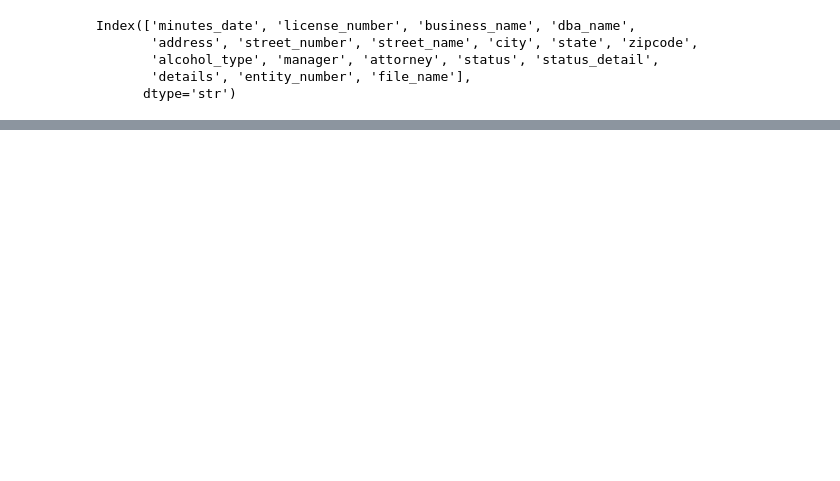
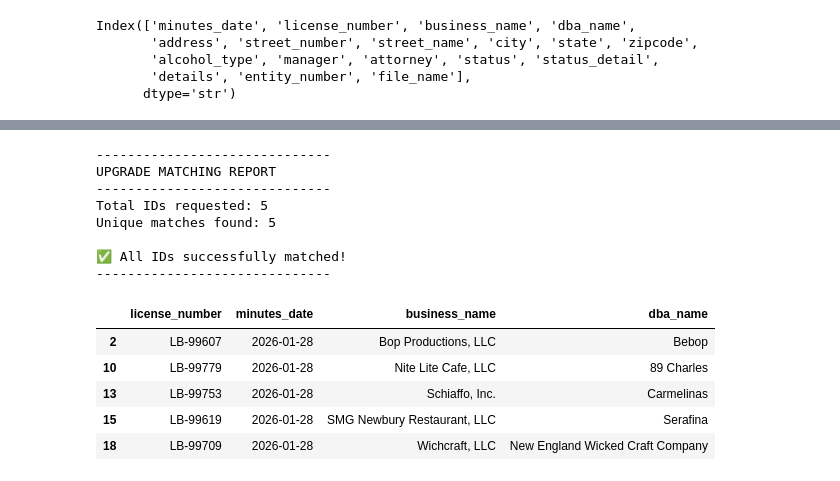
Before and after one commit to DanHUMassMed/Licensing-Board-Minutes, a Jupyter notebook: notebooks/new_bill_licenses.ipynb, the cells around one changed output, grey strips where cells are left out. Cells and saved outputs as stored; diff of their text form; code cells hidden in the pictures; blank space fills up the shorter version.

```diff
--- a/notebooks/new_bill_licenses.ipynb
+++ b/notebooks/new_bill_licenses.ipynb
@@ -83,0 +113,68 @@ Unique businesses matched: 69 out of 69
+# %%
+# Tracking Upgrades
+import pandas as pd
+
+# 1. Your input list
+UPGRADES = ["LB-99619", "LB-99779", "LB-99607", "LB-99709", "LB-99753"]
+
+# 2. Filter the DataFrame
+# We use .copy() to avoid SettingWithCopyWarnings later
+matched_df = licenses_df[licenses_df['license_number'].isin(UPGRADES)].copy()
+
+# 3. Data Cleaning: Convert 'minutes_date' to actual datetime objects
+# errors='coerce' will turn unparseable dates into NaT (Not a Time) instead of crashing
+matched_df['minutes_date'] = pd.to_datetime(matched_df['minutes_date'], errors='coerce')
+
+# 4. Sort and Deduplicate
+# - Sort by date descending (Newest at the top)
+# - Drop duplicates of the license_number, keeping only the first (the newest)
+final_upgrades_df = (
+    matched_df
+    .sort_values(by='minutes_date', ascending=False)
+    .drop_duplicates(subset='license_number', keep='first')
+)
+
+# 5. Calculate Metrics for Reporting
+found_count = len(final_upgrades_df)
+total_requested = len(UPGRADES)
+found_ids = set(final_upgrades_df['license_number'].unique())
+missed_ids = [uid for uid in UPGRADES if uid not in found_ids]
+
+# 6. Print Summary Report
+print("-" * 30)
+print(f"UPGRADE MATCHING REPORT")
+print("-" * 30)
+print(f"Total IDs requested: {total_requested}")
+print(f"Unique matches found: {found_count}")
+
+if missed_ids:
+    print(f"\n❌ Missed IDs ({len(missed_ids)}):")
+    for mid in missed_ids:
+        print(f" - {mid}")
+else:
+    print("\n✅ All IDs successfully matched!")
+
+print("-" * 30)
+
+# 7. Display the result (newest first)
+# Selecting specific columns for a cleaner view in the notebook
+view_cols = ['license_number', 'minutes_date', 'business_name', 'dba_name']
+# Only show columns that actually exist in your dataframe
+existing_cols = [c for c in view_cols if c in final_upgrades_df.columns]
+
+final_upgrades_df[existing_cols].sort_values(by='minutes_date', ascending=False)
+# %% [output]
+------------------------------
+UPGRADE MATCHING REPORT
+------------------------------
+Total IDs requested: 5
+Unique matches found: 5
+
+✅ All IDs successfully matched!
+------------------------------
+|  | license_number | minutes_date | business_name | dba_name |
+| 2 | LB-99607 | 2026-01-28 | Bop Productions, LLC | Bebop |
+| 10 | LB-99779 | 2026-01-28 | Nite Lite Cafe, LLC | 89 Charles |
+| 13 | LB-99753 | 2026-01-28 | Schiaffo, Inc. | Carmelinas |
+| 15 | LB-99619 | 2026-01-28 | SMG Newbury Restaurant, LLC | Serafina |
+| 18 | LB-99709 | 2026-01-28 | Wichcraft, LLC | New England Wicked Craft Company |
```
Also changed, not shown: parts of 3 cells of this notebook, 13 other files.
